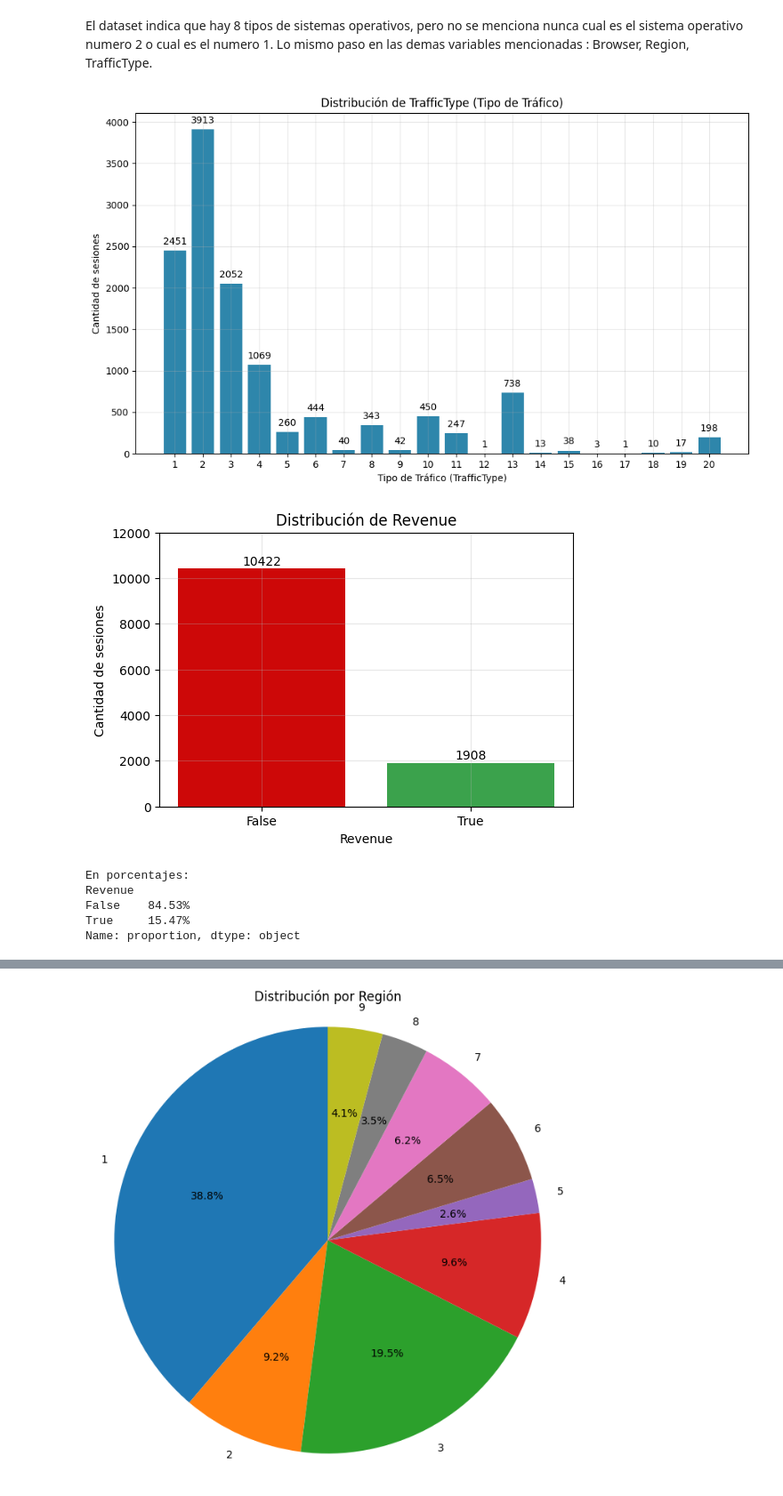
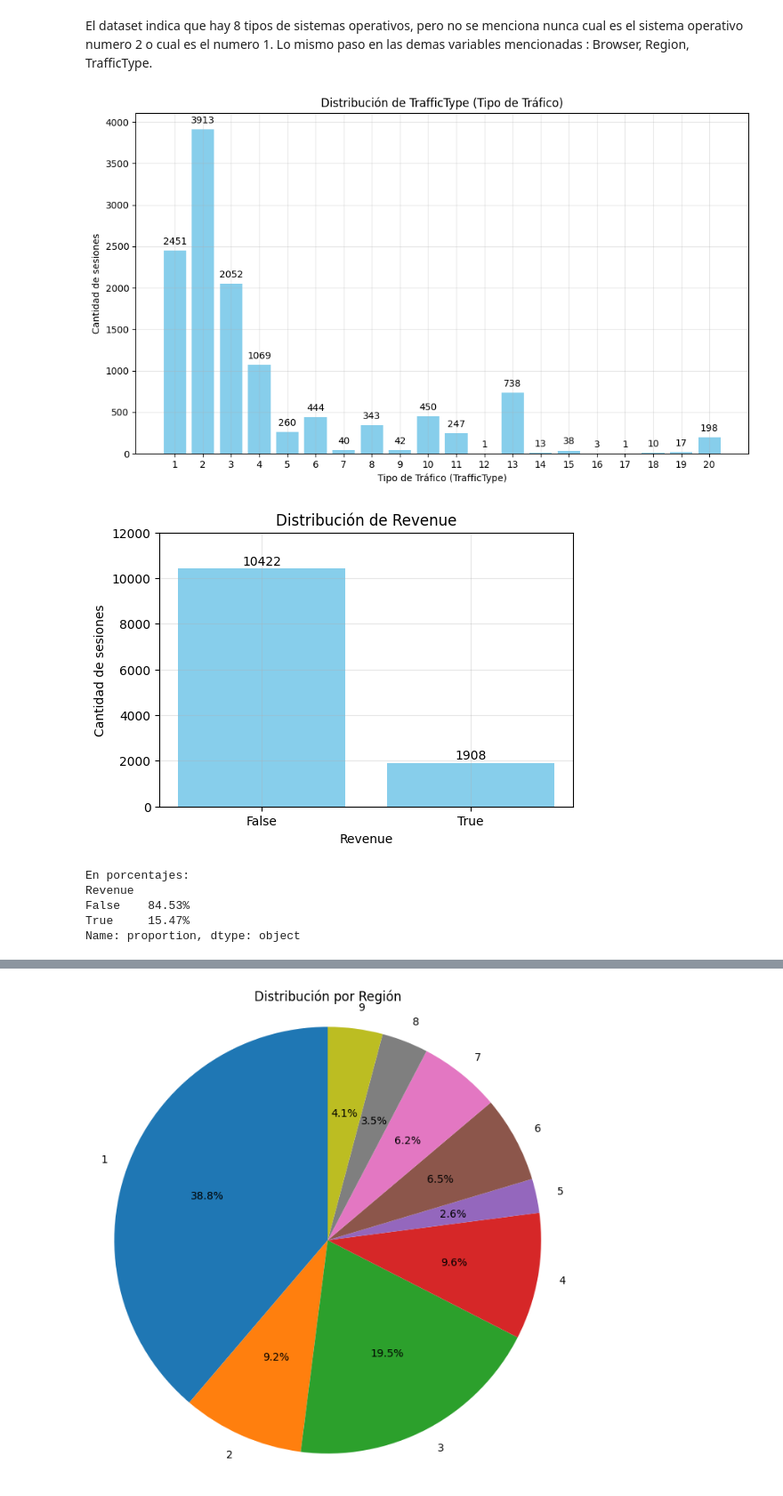
Before and after one commit to Simon22-lab/TPE-Abraham-Cisilino-2025, a Jupyter notebook: hipotesis.ipynb, the cells around one changed output, grey strips where cells are left out. Shown at 89% size. Drawn from its saved outputs; the diff is of its cells as text; code cells hidden in the pictures.

Commit message:
cambio de colores graficos

```diff
--- a/hipotesis.ipynb
+++ b/hipotesis.ipynb
@@ -70,7 +70,7 @@ os_counts = dataset_compras['OperatingSystems'].value_counts().sort_index()
 
 # Graficar en barras verticales
 plt.figure(figsize=(10, 6))
-bars = plt.bar(os_counts.index.astype(str), os_counts.values, color='#2E86AB')
+bars = plt.bar(os_counts.index.astype(str), os_counts.values, color = ['skyblue'])
 plt.title('Distribución de OperatingSystems (Sistema Operativo)')
 plt.xlabel('Código del Sistema Operativo')
 plt.ylabel('Cantidad de sesiones')
@@ -98,7 +98,7 @@ traffic_counts = dataset_compras['TrafficType'].value_counts().sort_index()
 
 # Graficar en barras verticales
 plt.figure(figsize=(10, 6))
-bars = plt.bar(traffic_counts.index.astype(str), traffic_counts.values, color='#2E86AB')
+bars = plt.bar(traffic_counts.index.astype(str), traffic_counts.values, color = ['skyblue'])
 plt.title('Distribución de TrafficType (Tipo de Tráfico)')
 plt.xlabel('Tipo de Tráfico (TrafficType)')
 plt.ylabel('Cantidad de sesiones')
@@ -116,33 +116,33 @@ plt.show()
 
 #marcar del 1 al 4 como importantes, el resto todo gris
 # %% [output]
-[figure, old version]
+[figure, new version]
 # %%
 # Contar valores
 counts = dataset_compras["Revenue"].value_counts().sort_index()
 
 # Graficar
 plt.figure(figsize=(6, 4))
-bars = plt.bar(counts.index.astype(str), counts.values, color=["#CD0808", "#3BA24C"])
+bars = plt.bar(counts.index.astype(str), counts.values,color = ['skyblue'])
 plt.title(f'Distribución de Revenue')
 plt.ylabel('Cantidad de sesiones')
 plt.xlabel("Revenue")
 plt.xticks(rotation=0)
 plt.ylim(0, 12000)
 # Añadir etiquetas de valor encima de las barras
 for bar in bars:
     height = bar.get_height()
     plt.text(bar.get_x() + bar.get_width()/2., height + 50,
              f'{int(height)}', ha='center', va='bottom', fontsize=10)
 
 plt.grid(True, alpha=0.3)
 plt.show()
 print("\n")
 print("En porcentajes:")
 porcentajes = round(dataset_compras["Revenue"].value_counts(normalize=True) * 100, 2)
 print(porcentajes.astype(str) + '%')
 # %% [output]
-[figure, old version]
+[figure, new version]
 En porcentajes:
 Revenue
 False    84.53%
```
Also changed, not shown: parts of 4 cells of this notebook.
